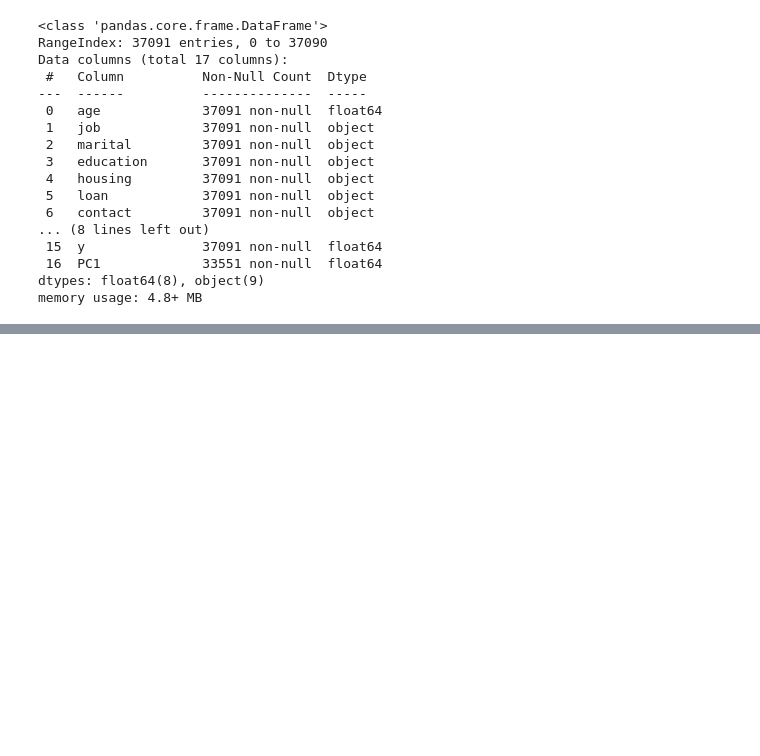
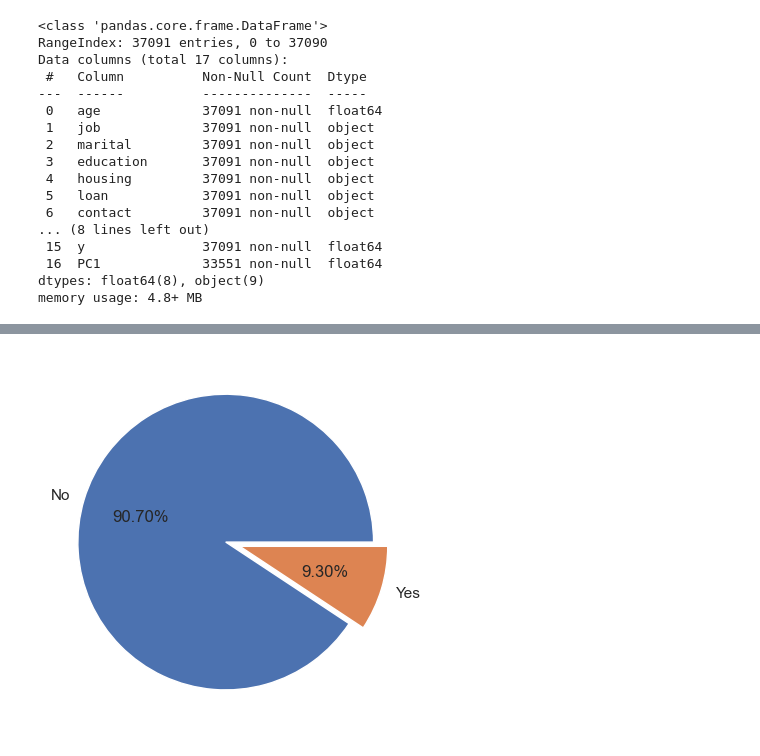
Before and after one commit to singhanuj695/Data-glacier-Group-Project, a Jupyter notebook: Week-10/Week_10.ipynb, the cells around one changed output, grey strips where cells are left out. Cells and saved outputs as stored; diff of their text form; code cells hidden in the pictures; blank space fills up the shorter version.

```diff
--- a/Week-10/Week_10.ipynb
+++ b/Week-10/Week_10.ipynb
@@ -44,0 +59,5 @@ memory usage: 4.8+ MB
+# %%
+plt.pie(bank_additional_cleaned['y'].map({0:'No',1:'Yes'}).value_counts(),labels = bank_additional_cleaned['y'].map({0:'No',1:'Yes'}).value_counts().index.tolist(), autopct='%1.2f%%',explode=[0.05]*2)
+plt.show()
+# %% [output]
+[figure, added]
```
Also changed, not shown: parts of 31 cells of this notebook.
